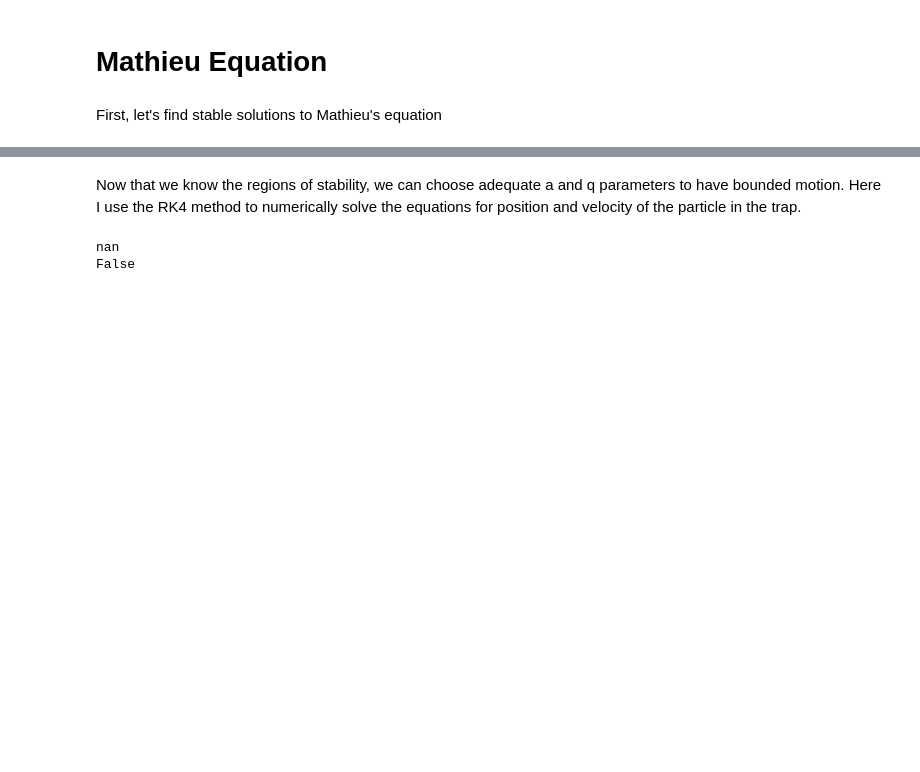
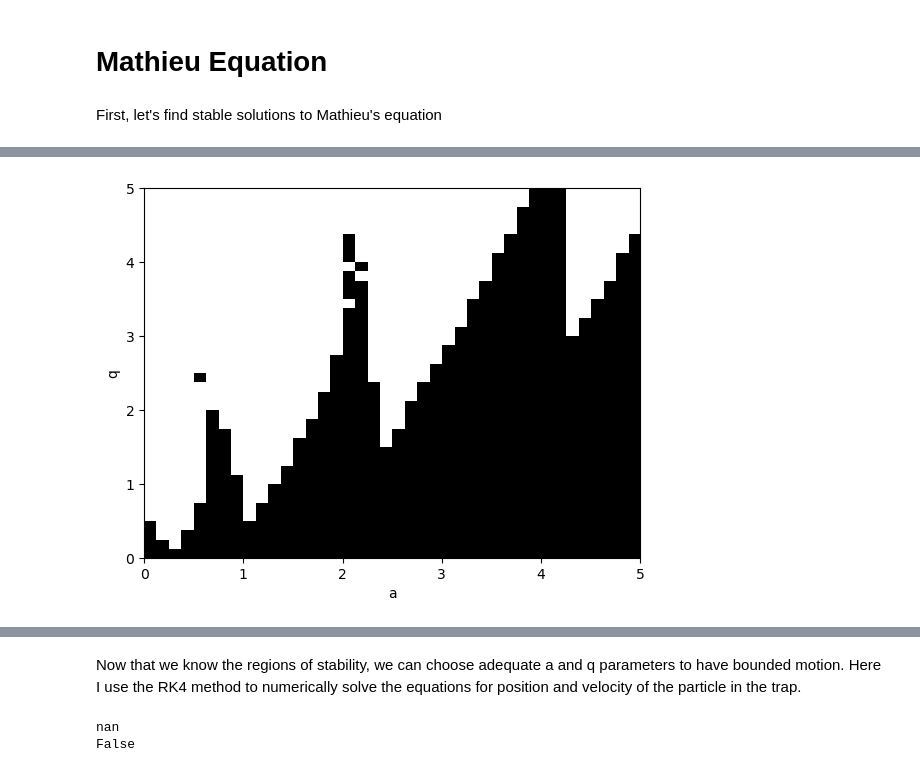
Before and after one commit to ryanamcgill/comp-phys-term-paper, a Jupyter notebook: Paper_Simulations_Figures.ipynb, the cells around one changed output, grey strips where cells are left out. Drawn from its saved outputs; the diff is of its cells as text; code cells hidden in the pictures; blank space fills up the shorter version.

```diff
--- a/Paper_Simulations_Figures.ipynb
+++ b/Paper_Simulations_Figures.ipynb
@@ -50,0 +29,75 @@ ImportError: cannot import name 'mathieu_cm' from 'scipy.special' (C:\Users\rmcg
+# %%
+# Define the range of a and q values to plot
+a_min = 0
+a_max = 5
+q_min = 0
+q_max = 5
+num_points = 40
+a_values = np.linspace(a_min, a_max, num_points)
+q_values = np.linspace(q_min, q_max, num_points)
+
+
+
+def mathieu_rk4(a,q,t,y1_0,y2_0):
+    h = t[1]-t[0]
+
+    tpoints = t
+
+    r = np.zeros((len(t),2))
+    r[0] =[y1_0,y2_0]
+
+    for i,t in enumerate(tpoints[1:],1):
+        k1 = h * mathieu(t,         r[i-1], a, q)
+        k2 = h * mathieu(t+0.5*h,   r[i-1]+0.5*k1, a, q)
+        k3 = h * mathieu(t+0.5*h,   r[i-1]+0.5*k2, a, q)
+        k4 = h * mathieu(t+h,       r[i-1]+k3, a, q)
+        r[i] = r[i-1] + (k1 + 2*k2 + 2*k3 + k4) / 6.0
+
+    return r
+
+def mathieu(t,r,a,q):
+    y1, y2 = r
+    dy1dt = y2
+    dy2dt =  -(a + q * np.cos(t)) * y1
+    return np.array([dy1dt,dy2dt])
+
+
+
+# Define a function to check the stability of a given initial condition
+def is_stable(a, q, tau, err):
+    t_eval = np.linspace(0.0,tau,10000)
+    x11 = odeint(mathieu, y0=[1.0, 0.0], t=t_eval, args=(a,q), tfirst=True)
+    x22 = odeint(mathieu, y0=[0.0, 1.0], t=t_eval, args=(a,q), tfirst=True)
+
+    x11 = x11[-1, 0]
+    x22 = x22[-1, 1]
+
+    return (np.abs(x11) + np.abs(x22)) < 2.0 + err
+
+def is_stable2(a,q,tau, err):
+    t_eval = np.linspace(0.0,tau,10000)
+    x11 = mathieu_rk4(a,q,t_eval,y1_0=1.0,y2_0=0.0)
+    x22 = mathieu_rk4(a,q,t_eval,y1_0=0.0,y2_0=1.0)
+
+    x11 = x11[-1,0]
+    x22 = x22[-1,1]
+    return (np.abs(x11) + np.abs(x22)) < 2.0 + err
+
+# Compute the stability for all values of a and q
+truth_stability = np.zeros((num_points,num_points), float)
+
+
+for j,q in enumerate(q_values):
+    for i,a in enumerate(a_values):
+        print("i={} j={}".format(i,j))
+
+        if is_stable(a,q,tau=100, err = 10):
+            truth_stability[j,i] = 1
+
+# Plot the stability diagram
+fig, ax = plt.subplots()
+im = ax.imshow(truth_stability, extent=[a_min, a_max, q_min, q_max], origin='lower', cmap='gray_r', aspect='auto')
+ax.set_xlabel('a')
+ax.set_ylabel('q')
+plt.show()
+# %% [output]
@@ -51 +121,2 @@ ImportError: cannot import name 'mathieu_cm' from 'scipy.special' (C:\Users\rmcg
+[figure, added]
 # %%
```
Also changed, not shown: parts of 4 cells of this notebook.
